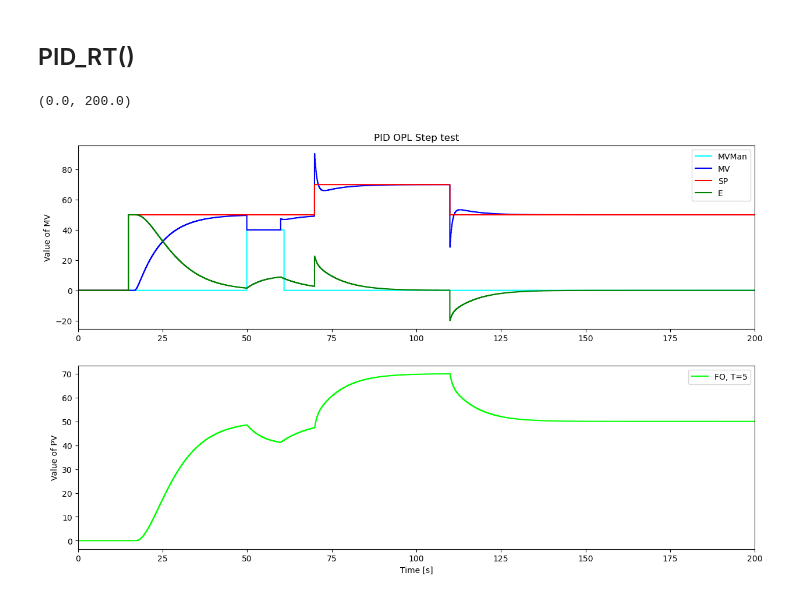
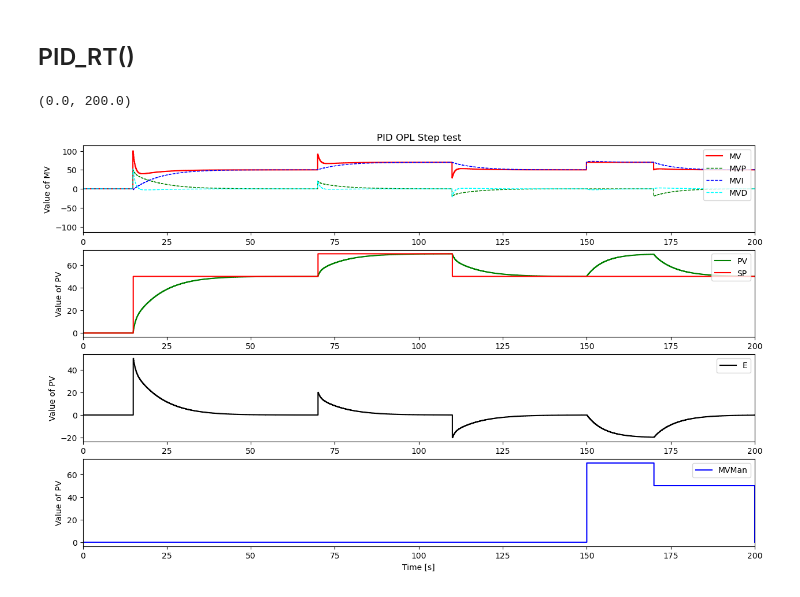
Before and after one commit to ARTHURVANBELLE/Control_Theory, a Jupyter notebook: package_LAB.ipynb, the cells around one changed output. Drawn from its saved outputs; the diff is of its cells as text; code cells hidden in the pictures.

```diff
--- a/package_LAB.ipynb
+++ b/package_LAB.ipynb
@@ -82,8 +82,8 @@ N = int(TSim/Ts) + 1
 # Path for MV
 MVPath = {0: 0, 15: 1, TSim: 1}
 SPPath = {0:0, 15:50, 70:70, 110:50, TSim:50}
-MVManPath = {0:0, 50:40, 61:0, TSim:0}
-ManPath = {0:0, 50:1, 60:0, TSim:0}
+MVManPath = {0:0, 150:70, 170:50, TSim:0}
+ManPath = {0:0, 150:1, 170:0, TSim:0}
 
 t = []
 MV = [0]
@@ -91,7 +91,7 @@ SP = []
 PV = []
 Man = []
 MVMan = []
-MVFF = []
+MVFF = [0]
 MVP = []
 MVI = []
 MVD = []
@@ -109,44 +109,61 @@ theta_pExp = 4.386
 MVMin = 0
 MVMax = 100
 E = []
-ManFF=True
+ManFF=False
 PVInit=0
 method='EBD-EBD'
+TFO = 5
 
 
 
 for i in range(0,N):
     t.append(i*Ts)
     #SelectPath_RT(MVPath,t,MV)
     SelectPath_RT(SPPath,t,SP)
     SelectPath_RT(MVManPath,t,MVMan)
     SelectPath_RT(ManPath,t,Man)
 
     PID_RT(SP, PV, Man, MVMan, MVFF, Kc, Ti, Td, alpha, Ts, MVMin, MVMax, MV, MVP, MVI, MVD, E, ManFF)
 
-    FO_RT(MV,Kp,5,Ts,PV)
+    FO_RT(MV,Kp,TFO,Ts,PV)
 
 
 
 plt.figure(figsize = (15,9))
 
-plt.subplot(2,1,1)
-plt.step(t,MVMan,'cyan',label='MVMan',where='pre')
-plt.step(t,MV,'b-',label='MV',where='pre')
-plt.step(t,SP,'r-',label='SP',where='pre')
-plt.step(t,E,'g-',label='E',where='pre')
+plt.subplot(4,1,1)
+plt.step(t,MV,'r-',label='MV',where='pre')
+plt.step(t,MVP,'green',label='MVP',where='pre', ls = '--', linewidth = '1' )
+plt.step(t,MVI,'blue',label='MVI',where='pre', ls = '--', linewidth = '1')
+plt.step(t,MVD,'cyan',label='MVD',where='pre', ls = '--', linewidth = '1')
+#plt.plot(MVI, ls = ':')
 plt.ylabel('Value of MV')
 plt.title('PID OPL Step test')
-plt.legend(loc='best')
+plt.legend(loc="upper right", bbox_to_anchor=(1,1))
+plt.xlim([0, TSim])
+plt.ylim([-115,115])
+
+plt.subplot(4,1,2)
+plt.step(t,PV,'-g', label='PV',where='post')
+plt.step(t,SP,'-r', label='SP',where='post')
+plt.ylabel('Value of PV')
+plt.xlabel('Time [s]')
+plt.legend(loc="upper right", bbox_to_anchor=(1,1))
 plt.xlim([0, TSim])
 
-plt.subplot(2,1,2)
-plt.step(t,PV,'lime',label='FO, T=5',where='post')
-#plt.step(t,PV_TRAP,'springgreen',label='First order response plus delay (TRAP)',where='post')
+plt.subplot(4,1,3)
+plt.step(t,E,'black', label='E',where='post')
 plt.ylabel('Value of PV')
 plt.xlabel('Time [s]')
 plt.legend(loc='best')
 plt.xlim([0, TSim])
+
+plt.subplot(4,1,4)
+plt.step(t,MVMan,'-b', label='MVMan',where='post')
+plt.ylabel('Value of PV')
+plt.xlabel('Time [s]')
+plt.legend(loc='best')
+plt.xlim([0, TSim])
 # %% [output]
 (0.0, 200.0)
-[figure, old version]
+[figure, new version]
```
Also changed, not shown: parts of 2 cells of this notebook, 2 other files.
